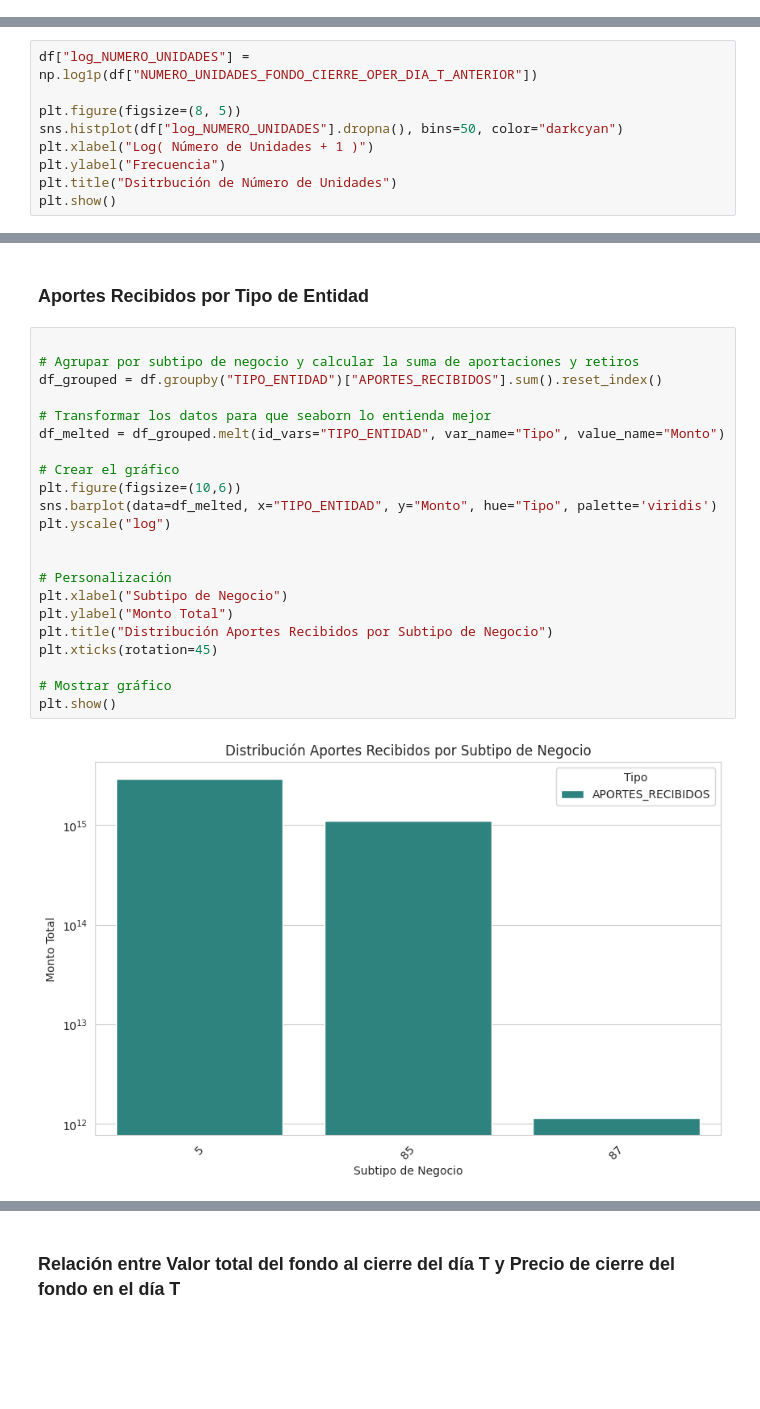
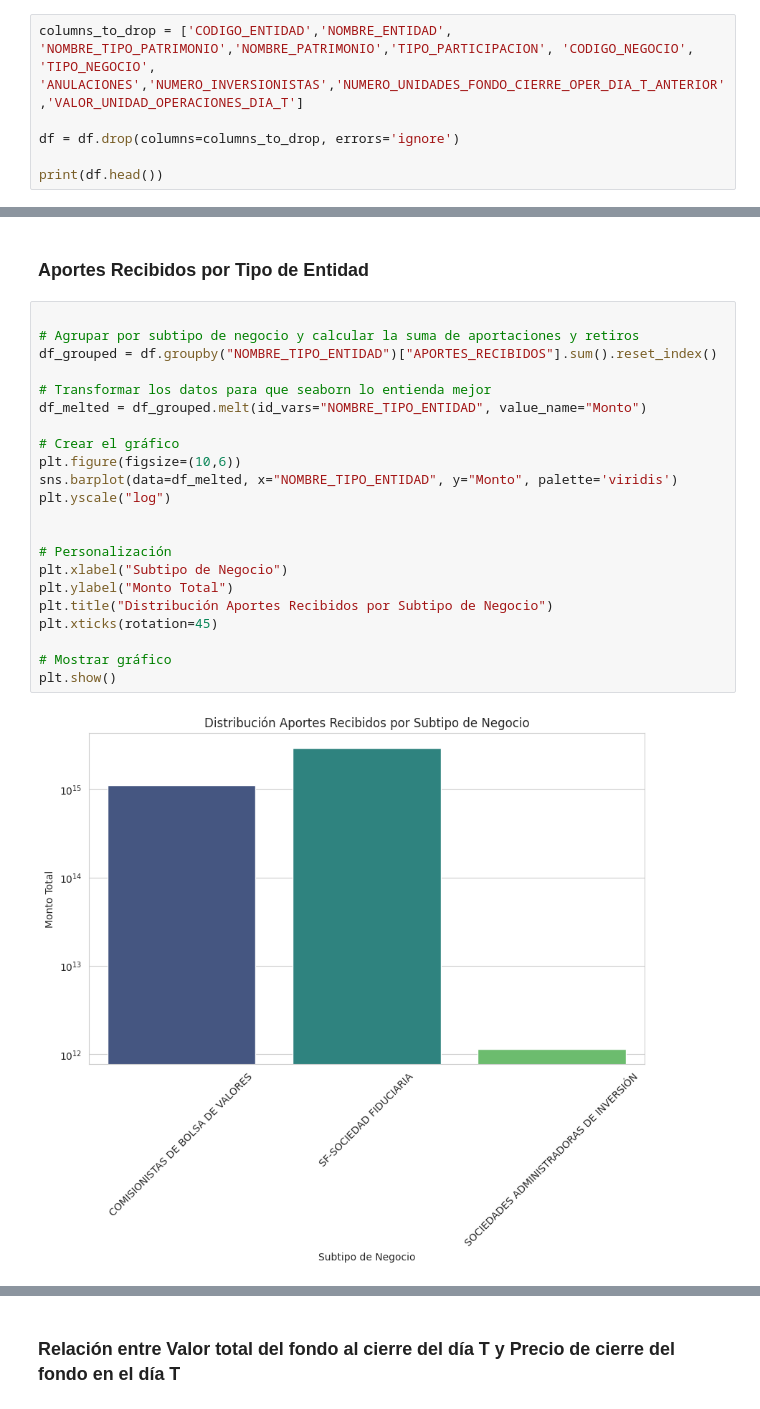
Before and after one commit to TawnyVTC/EDA, a Jupyter notebook: EDA_Rentabilidad.ipynb, the cells around one changed output, grey strips where cells are left out. Cells and saved outputs as stored; diff of their text form; blank space fills up the shorter version.

```diff
--- a/EDA_Rentabilidad.ipynb
+++ b/EDA_Rentabilidad.ipynb
@@ -132,0 +112,6 @@ plt.show()
+# %%
+columns_to_drop = ['CODIGO_ENTIDAD','NOMBRE_ENTIDAD', 'NOMBRE_TIPO_PATRIMONIO','NOMBRE_PATRIMONIO','TIPO_PARTICIPACION', 'CODIGO_NEGOCIO', 'TIPO_NEGOCIO', 'ANULACIONES','NUMERO_INVERSIONISTAS','NUMERO_UNIDADES_FONDO_CIERRE_OPER_DIA_T_ANTERIOR','VALOR_UNIDAD_OPERACIONES_DIA_T']
+
+df = df.drop(columns=columns_to_drop, errors='ignore')
+
+print(df.head())
@@ -170,9 +182,0 @@ dtype: float64
-# %%
-df["log_NUMERO_UNIDADES"] = np.log1p(df["NUMERO_UNIDADES_FONDO_CIERRE_OPER_DIA_T_ANTERIOR"])
-
-plt.figure(figsize=(8, 5))
-sns.histplot(df["log_NUMERO_UNIDADES"].dropna(), bins=50, color="darkcyan")
-plt.xlabel("Log( Número de Unidades + 1 )")
-plt.ylabel("Frecuencia")
-plt.title("Dsitrbución de Número de Unidades")
-plt.show()
@@ -255,24 +264,24 @@ plt.show()
 # %%
 
 # Agrupar por subtipo de negocio y calcular la suma de aportaciones y retiros
-df_grouped = df.groupby("TIPO_ENTIDAD")["APORTES_RECIBIDOS"].sum().reset_index()
+df_grouped = df.groupby("NOMBRE_TIPO_ENTIDAD")["APORTES_RECIBIDOS"].sum().reset_index()
 
 # Transformar los datos para que seaborn lo entienda mejor
-df_melted = df_grouped.melt(id_vars="TIPO_ENTIDAD", var_name="Tipo", value_name="Monto")
+df_melted = df_grouped.melt(id_vars="NOMBRE_TIPO_ENTIDAD", value_name="Monto")
 
 # Crear el gráfico
 plt.figure(figsize=(10,6))
-sns.barplot(data=df_melted, x="TIPO_ENTIDAD", y="Monto", hue="Tipo", palette='viridis')
+sns.barplot(data=df_melted, x="NOMBRE_TIPO_ENTIDAD", y="Monto", palette='viridis')
 plt.yscale("log")
 
 
 # Personalización
 plt.xlabel("Subtipo de Negocio")
 plt.ylabel("Monto Total")
 plt.title("Distribución Aportes Recibidos por Subtipo de Negocio")
 plt.xticks(rotation=45)
 
 # Mostrar gráfico
 plt.show()
 # %% [output]
-[figure, old version]
+[figure, new version]
```
Also changed, not shown: parts of 48 cells of this notebook, 1 other file.
